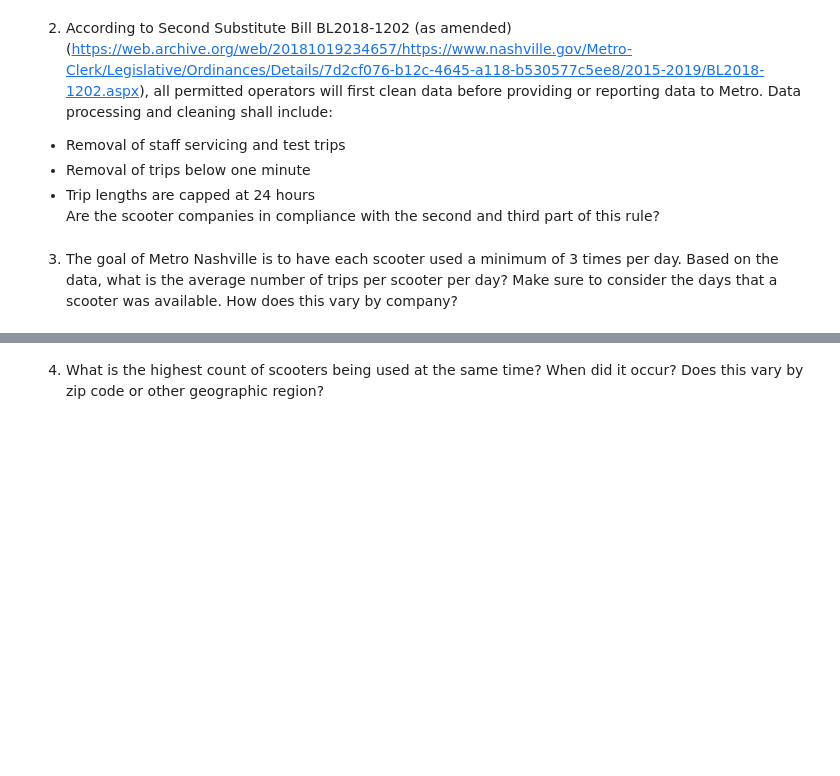
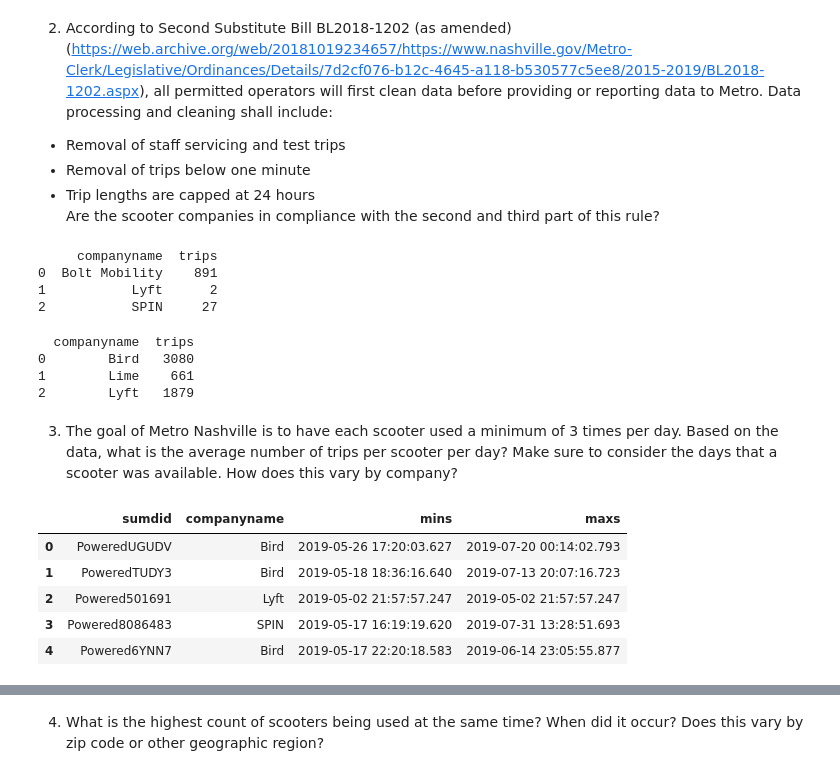
Before and after one commit to NSS-Data-Analytics-Cohort-8/scooter-partner1-yo_dawg_i_heard_you_liked_queries, a Jupyter notebook: notebooks/sqlalchemy.ipynb, the cells around one changed output, grey strips where cells are left out. Saved outputs shown, nothing was run; the diff lists cells and outputs as text; code cells hidden in the pictures; blank space fills up the shorter version.

```diff
--- a/notebooks/sqlalchemy.ipynb
+++ b/notebooks/sqlalchemy.ipynb
@@ -268,5 +360,49 @@ TypeError: no numeric data to plot
 * Removal of trips below one minute
 * Trip lengths are capped at 24 hours
 Are the scooter companies in compliance with the second and third part of this rule?
+# %%
+query = '''SELECT companyname, COUNT(DISTINCT triprecordnum) AS trips
+FROM trips
+WHERE tripduration > 1440
+GROUP BY companyname
+
+'''
+
+long_rides = pd.read_sql(query, con=engine)
+print(long_rides)
+# %% [output]
+     companyname  trips
+0  Bolt Mobility    891
+1           Lyft      2
+2           SPIN     27
+# %%
+query = '''SELECT companyname, COUNT(DISTINCT triprecordnum) AS trips
+FROM trips
+WHERE tripduration < 1
+GROUP BY companyname '''
+short_rides = pd.read_sql(query, con=engine)
+print(short_rides)
+# %% [output]
+  companyname  trips
+0        Bird   3080
+1        Lime    661
+2        Lyft   1879
 # %% [markdown]
 3. The goal of Metro Nashville is to have each scooter used a minimum of 3 times per day. Based on the data, what is the average number of trips per scooter per day? Make sure to consider the days that a scooter was available. How does this vary by company?
+# %%
+query = '''
+SELECT sumdid,
+companyname, MIN(pubtimestamp) as mins, MAX(pubtimestamp) as maxs
+FROM trips
+GROUP BY sumdid, companyname;
+'''
+
+trips_per_day = pd.read_sql(query, con = engine)
+trips_per_day.head()
+# %% [output]
+|  | sumdid | companyname | mins | maxs |
+| 0 | PoweredUGUDV | Bird | 2019-05-26 17:20:03.627 | 2019-07-20 00:14:02.793 |
+| 1 | PoweredTUDY3 | Bird | 2019-05-18 18:36:16.640 | 2019-07-13 20:07:16.723 |
+| 2 | Powered501691 | Lyft | 2019-05-02 21:57:57.247 | 2019-05-02 21:57:57.247 |
+| 3 | Powered8086483 | SPIN | 2019-05-17 16:19:19.620 | 2019-07-31 13:28:51.693 |
+| 4 | Powered6YNN7 | Bird | 2019-05-17 22:20:18.583 | 2019-06-14 23:05:55.877 |
```
Also changed, not shown: parts of 14 cells of this notebook.
